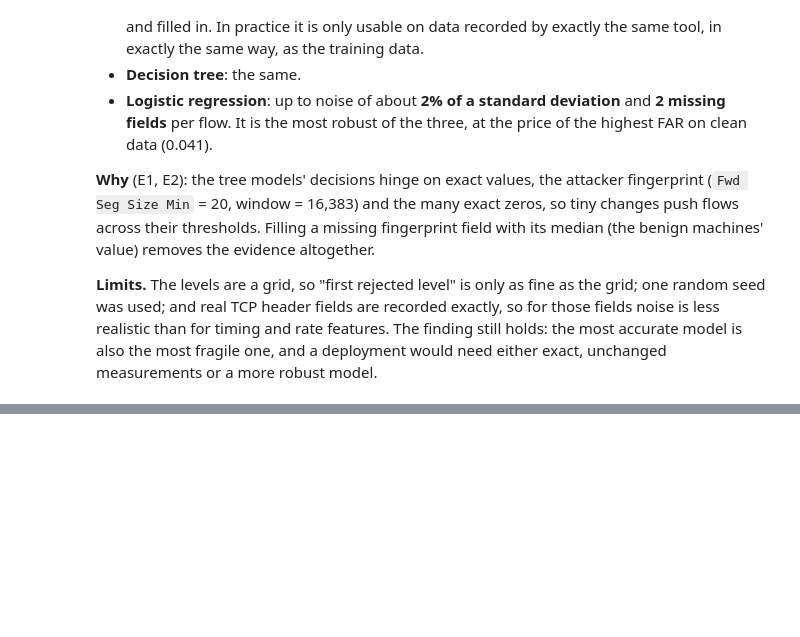
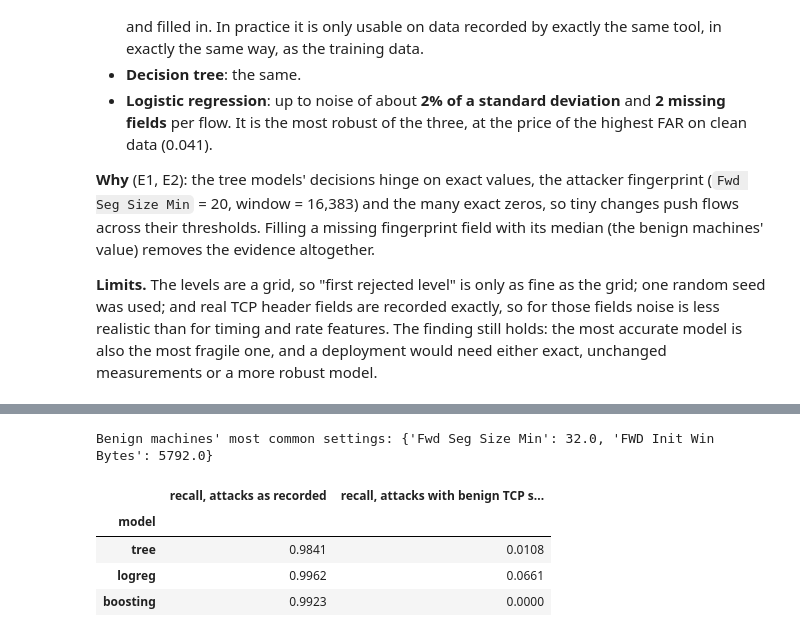
Before and after one commit to steve-nt/AI-for-Cybersecurity-Final-Mini-Project, a Jupyter notebook: parts/40_robustness.ipynb, the cells around one changed output, grey strips where cells are left out. Saved outputs shown, nothing was run; the diff lists cells and outputs as text; code cells hidden in the pictures; blank space fills up the shorter version.

```diff
--- a/parts/40_robustness.ipynb
+++ b/parts/40_robustness.ipynb
@@ -544,0 +641,26 @@ fragile one, and a deployment would need either exact, unchanged measurements or
+# %%
+# STEP E4
+# What-if: every test attack copies the TCP settings most common among BENIGN training flows
+# (everything else unchanged). This is the cheapest possible change: two system settings.
+benign_train = X_train[y_train == 0]
+BENIGN_TCP = {f: float(benign_train[f].mode().iloc[0]) for f in ["Fwd Seg Size Min", "FWD Init Win Bytes"]}
+
+attacks = X_test[y_test == 1]
+disguised = attacks.copy()
+for f, value in BENIGN_TCP.items():
+    disguised[f] = value
+
+whatif = pd.DataFrame({name: {"recall, attacks as recorded": float(model.predict(attacks).mean()),
+                              "recall, attacks with benign TCP settings": float(model.predict(disguised).mean())}
+                       for name, model in MODELS.items()}).T
+whatif.index.name = "model"
+whatif.to_csv(TABLES / "E4_whatif_benign_tcp.csv", float_format="%.4f")
+print(f"Benign machines' most common settings: {BENIGN_TCP}")
+whatif.round(4)
+# %% [output]
+Benign machines' most common settings: {'Fwd Seg Size Min': 32.0, 'FWD Init Win Bytes': 5792.0}
+|  | recall, attacks as recorded | recall, attacks with benign TCP s... |
+| model |  |  |
+| tree | 0.9841 | 0.0108 |
+| logreg | 0.9962 | 0.0661 |
+| boosting | 0.9923 | 0.0000 |
```
Also changed, not shown: parts of 5 cells of this notebook, 4 other files.
